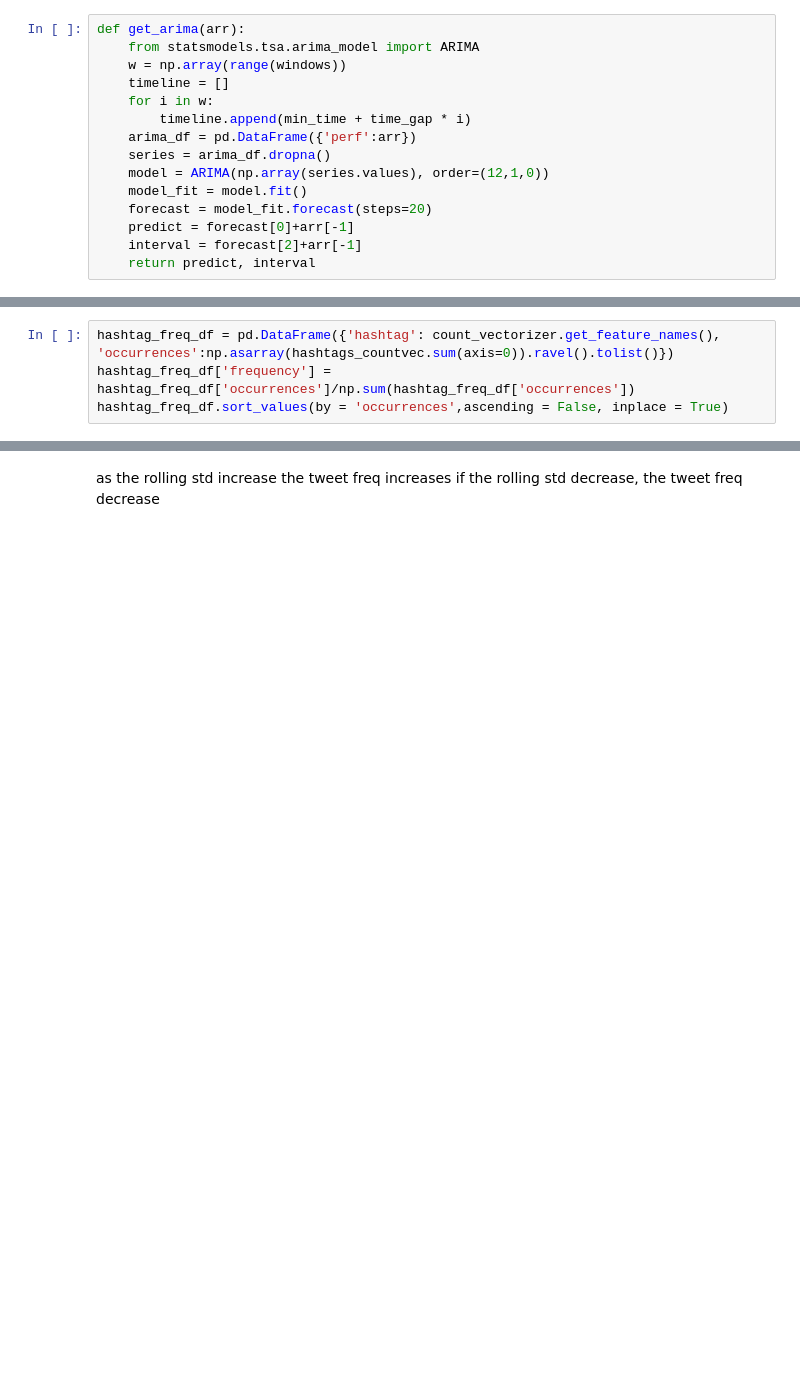
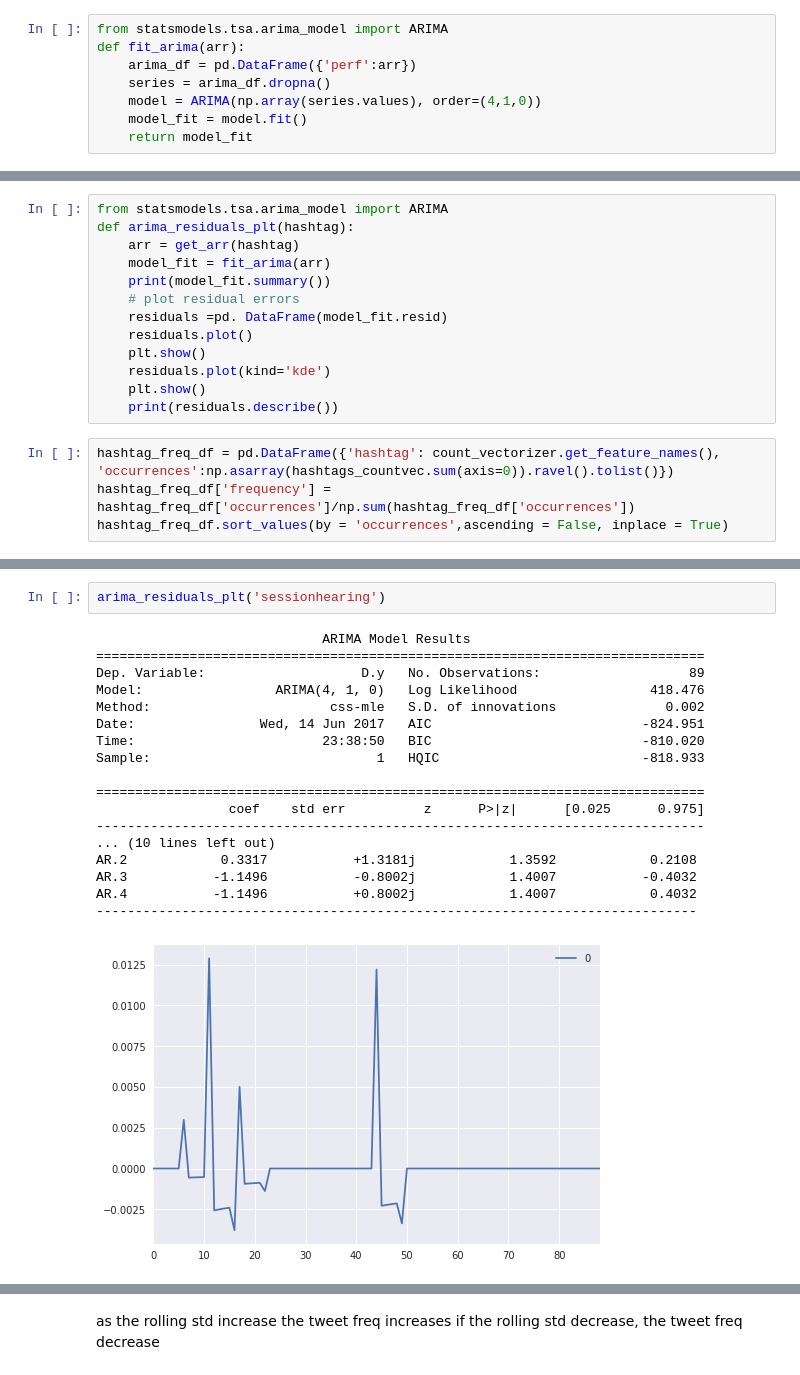
Before and after one commit to joyce-lin/Project_Twitter_NLP, a Jupyter notebook: ipynb/05_Hashtags_Modeling_WhatsTrending.ipynb, the cells around one changed output, grey strips where cells are left out. Saved outputs shown, nothing was run; the diff lists cells and outputs as text; blank space fills up the shorter version.

```diff
--- a/ipynb/05_Hashtags_Modeling_WhatsTrending.ipynb
+++ b/ipynb/05_Hashtags_Modeling_WhatsTrending.ipynb
@@ -182,17 +177,10 @@ def hashtag_trend(hashtag):
     plt.show()
     return
 # %%
-def get_arima(arr):
-    from statsmodels.tsa.arima_model import ARIMA
-    w = np.array(range(windows))
-    timeline = []
-    for i in w:
-        timeline.append(min_time + time_gap * i)
+from statsmodels.tsa.arima_model import ARIMA
+def fit_arima(arr):
     arima_df = pd.DataFrame({'perf':arr})
     series = arima_df.dropna()
-    model = ARIMA(np.array(series.values), order=(12,1,0))
+    model = ARIMA(np.array(series.values), order=(4,1,0))
     model_fit = model.fit()
-    forecast = model_fit.forecast(steps=20)
-    predict = forecast[0]+arr[-1]
-    interval = forecast[2]+arr[-1]
-    return predict, interval
+    return model_fit
@@ -199,3 +205,16 @@ def get_arima(arr):
+# %%
+from statsmodels.tsa.arima_model import ARIMA
+def arima_residuals_plt(hashtag):
+    arr = get_arr(hashtag)
+    model_fit = fit_arima(arr)
+    print(model_fit.summary())
+    # plot residual errors
+    residuals =pd. DataFrame(model_fit.resid)
+    residuals.plot()
+    plt.show()
+    residuals.plot(kind='kde')
+    plt.show()
+    print(residuals.describe())
 # %%
 hashtag_freq_df = pd.DataFrame({'hashtag': count_vectorizer.get_feature_names(), 'occurrences':np.asarray(hashtags_countvec.sum(axis=0)).ravel().tolist()})
 hashtag_freq_df['frequency'] = hashtag_freq_df['occurrences']/np.sum(hashtag_freq_df['occurrences'])
@@ -249,0 +277,21 @@ hashtag_trend('jeffsessions')
+# %%
+arima_residuals_plt('sessionhearing')
+# %% [output]
+                             ARIMA Model Results
+==============================================================================
+Dep. Variable:                    D.y   No. Observations:                   89
+Model:                 ARIMA(4, 1, 0)   Log Likelihood                 418.476
+Method:                       css-mle   S.D. of innovations              0.002
+Date:                Wed, 14 Jun 2017   AIC                           -824.951
+Time:                        23:38:50   BIC                           -810.020
+Sample:                             1   HQIC                          -818.933
+
+==============================================================================
+                 coef    std err          z      P>|z|      [0.025      0.975]
+------------------------------------------------------------------------------
+... (10 lines left out)
+AR.2            0.3317           +1.3181j            1.3592            0.2108
+AR.3           -1.1496           -0.8002j            1.4007           -0.4032
+AR.4           -1.1496           +0.8002j            1.4007            0.4032
+-----------------------------------------------------------------------------
+[figure, added]
```
Also changed, not shown: parts of 27 cells of this notebook, 3 other files.
